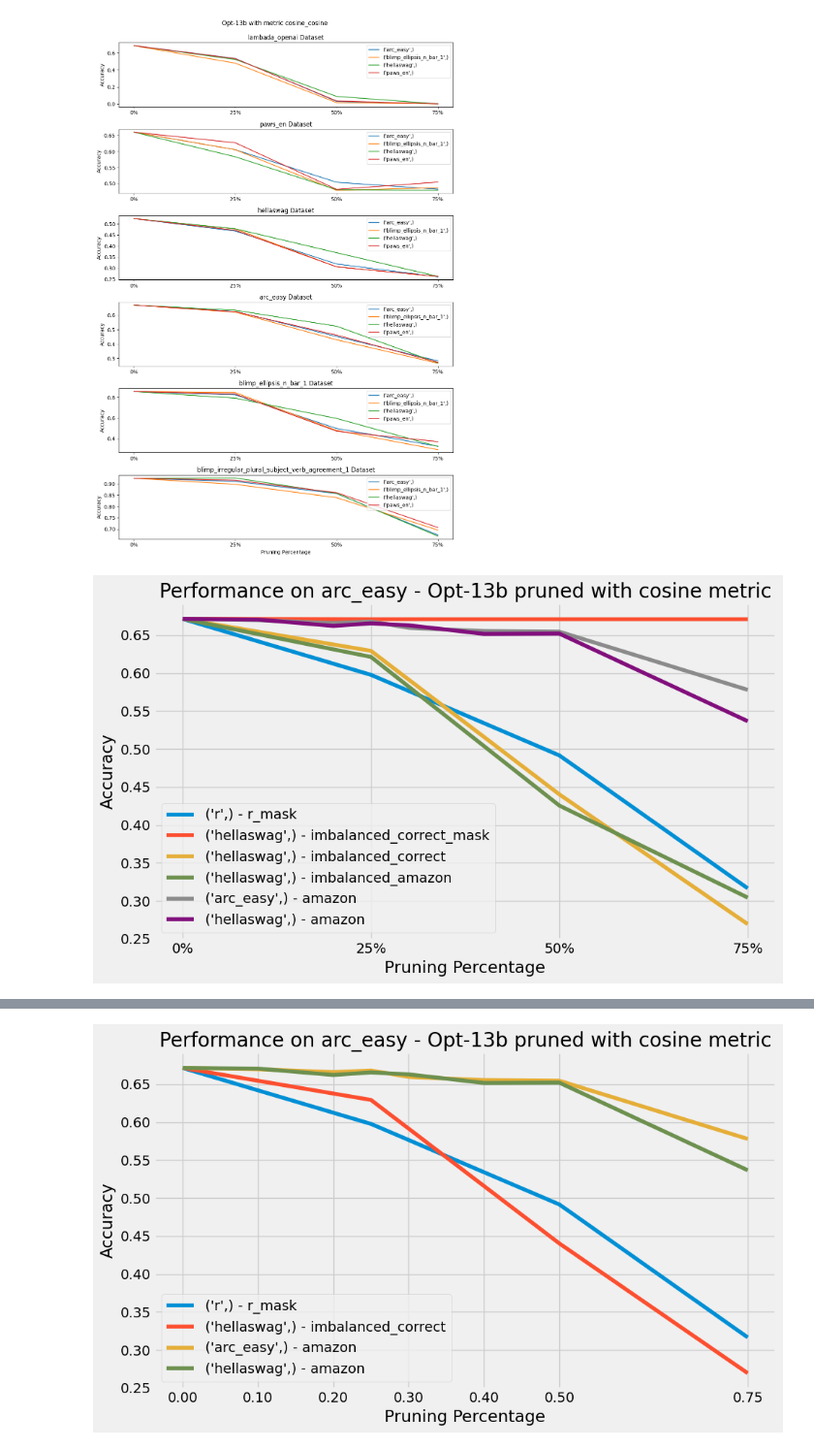
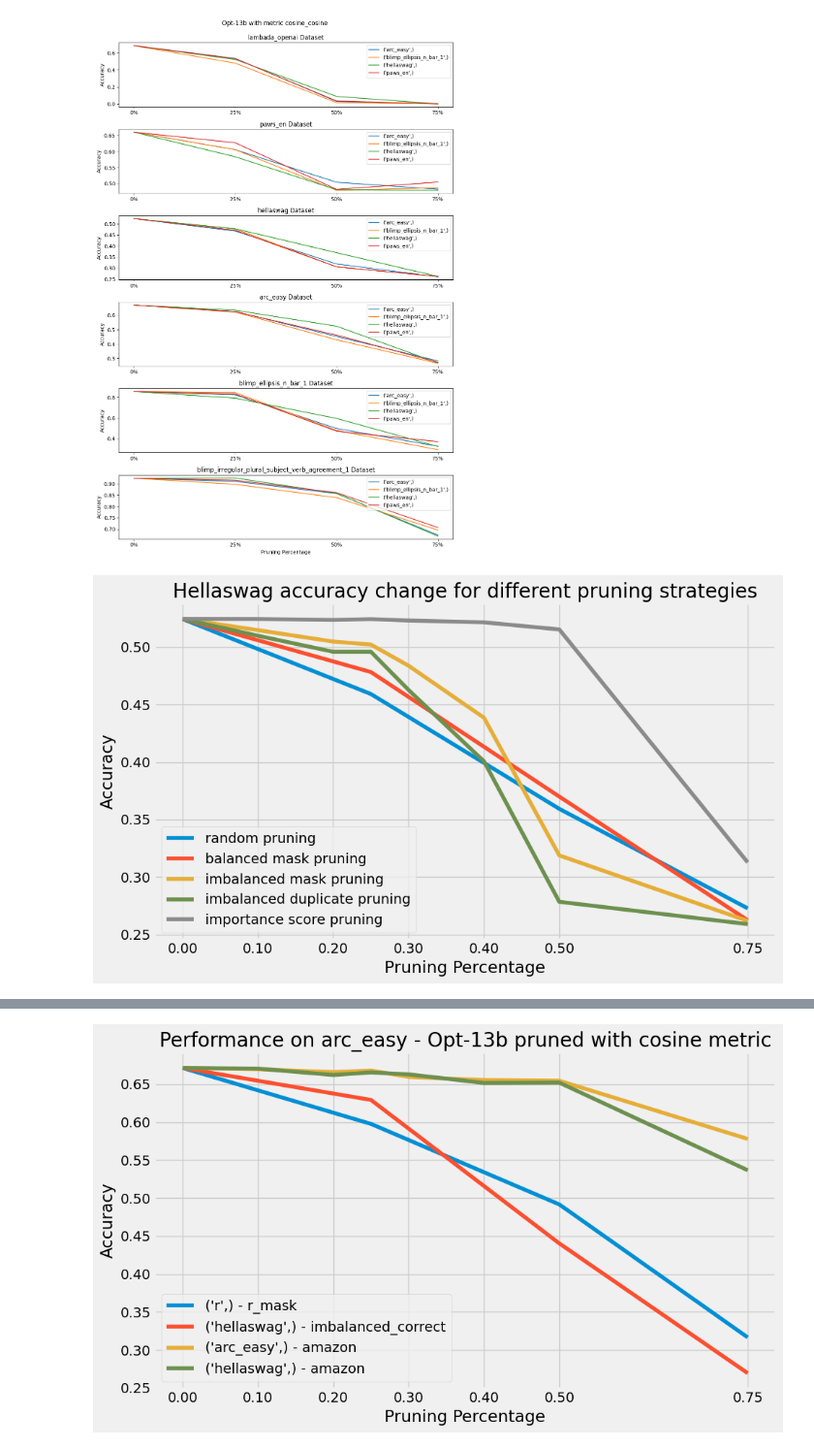
Before and after one commit to johanlaursen/explainabloomity, a Jupyter notebook: results.ipynb, the cells around one changed output, grey strips where cells are left out. Shown at 97% size. Cells and saved outputs as stored; diff of their text form; code cells hidden in the pictures.

```diff
--- a/results.ipynb
+++ b/results.ipynb
@@ -7,7 +7,7 @@ import matplotlib.pyplot as plt
 plt.style.use('fivethirtyeight')
 # %%
 def get_results(path="/mnt/c/github/explainabloomity/results"):
-    models = ("opt-13b", )
+    models = ("opt-13b", "bloom-7b1")
     prune_methods=(
         "balanced",
         "balanced_mask",
@@ -215,27 +217,28 @@ metric_based_plot(df[df['prune_method'] == 'balanced_mask'], prune_metric='cosin
 # %%
-def plot_task_comparison(df, task, prune_metric, prune_methods = ['r_mask', 'imbalanced_correct_mask', 'imbalanced_correct', 'imbalanced_amazon', 'amazon'], model='opt-13b'):
+def plot_task_comparison(df, task, prune_metric, prune_methods = ['r_mask', 'balanced_mask', 'imbalanced_correct_mask', 'imbalanced_correct', 'amazon'], model='opt-13b'):
     plt.figure(figsize=(10, 6))
 
     for prune_method in prune_methods:
         # Filtering data based on task, prune method, metric, and model
         task_data = df[(df['task'] == task) & (df['prune_method'] == prune_method) &
                        ((df['metric'] == prune_metric) | (df['metric'] == 'amazon') | (df['metric'] == 'r')) & (df['model'] == model)]
-
+        mask = (task_data['prune_task'] == task) | (task_data['prune_task'] == 'r')
+        task_data = task_data[mask]
         for prune_task, group_data in task_data.groupby(['prune_task']):
             # Sort and plot each group
             sorted_data = group_data.sort_values(by=['percent'])
-            plt.plot(sorted_data['percent'], sorted_data['norm_accuracy'], label=f'{prune_task} - {prune_method}')
+            plt.plot(sorted_data['percent'], sorted_data['norm_accuracy'], label=f'{td[prune_method]}')
 
     # Setting plot details
-    plt.title(f'Performance on {task} - {model.capitalize()} pruned with {prune_metric.split("_")[0]} metric')
+    plt.title(f'Hellaswag accuracy change for different pruning strategies')
     plt.xlabel('Pruning Percentage')
     plt.ylabel('Accuracy')
     plt.legend(loc='lower left')
-    plt.xticks([0, 0.25, 0.5, 0.75], ['0%', '25%', '50%', '75%'])
+    plt.xticks([0, 0.1, 0.2, 0.3, 0.4, 0.5, 0.75])
     plt.tight_layout()
     plt.show()
 
 # Call the function for a specific task
-plot_task_comparison(df_final, task='arc_easy', prune_metric='cosine_cosine', model='opt-13b')
+plot_task_comparison(df_final, task='hellaswag', prune_metric='cosine_cosine', model='opt-13b')
 # %% [output]
-[figure, old version]
+[figure, new version]
```
Also changed, not shown: parts of 3 cells of this notebook, 3 other files.
